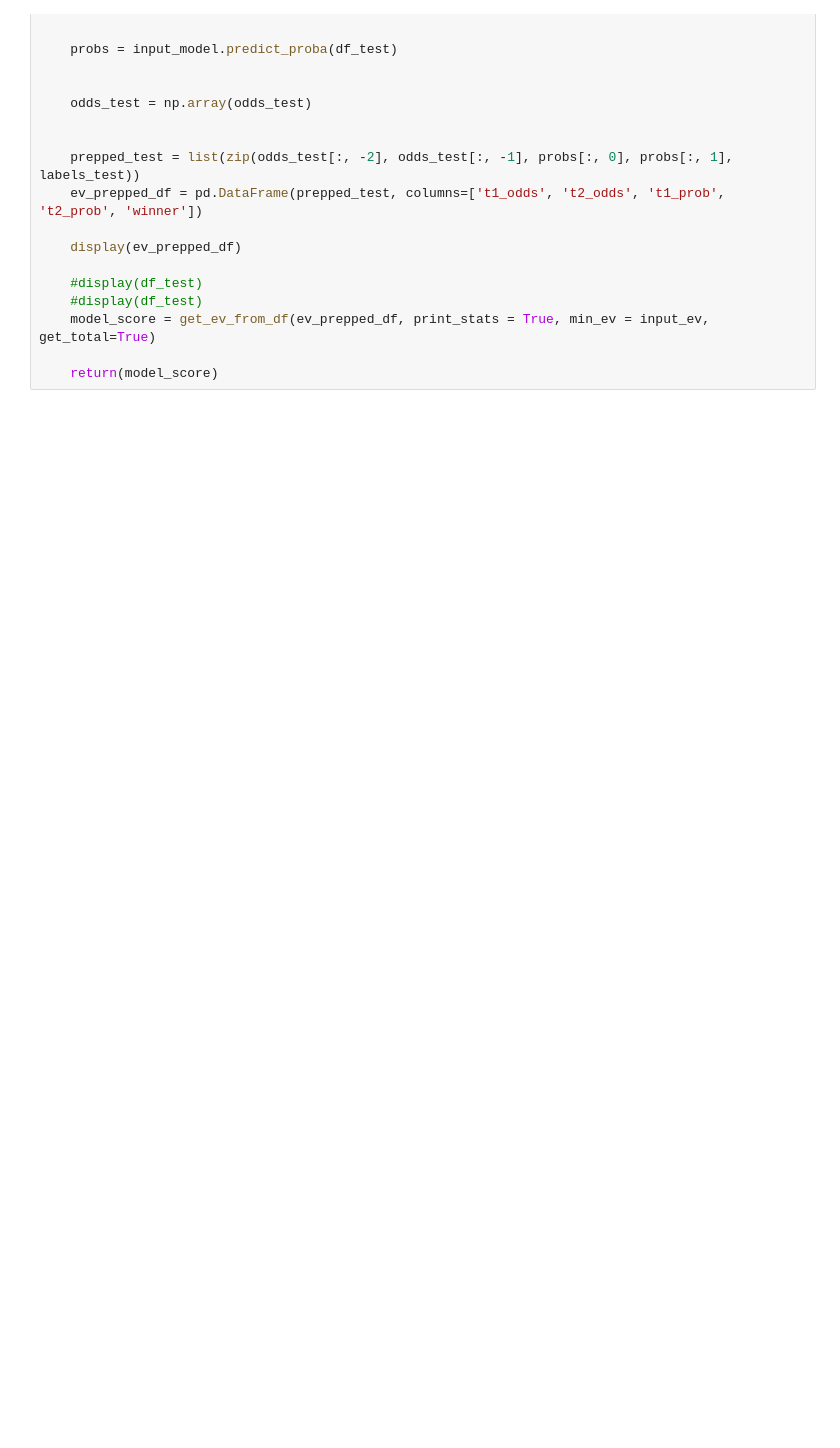
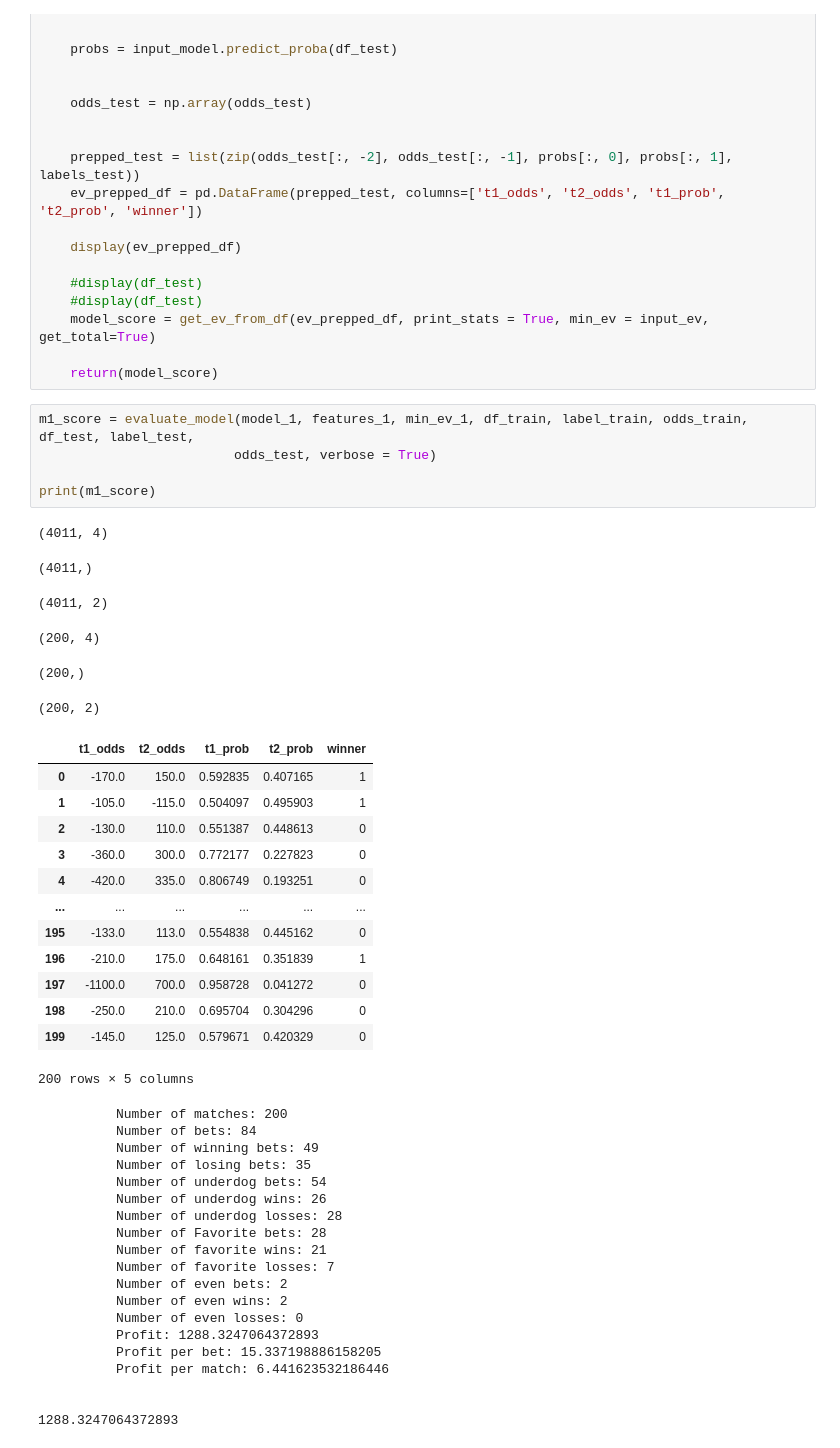
Before and after one commit to shortlikeafox/tiger-millionaire, a Jupyter notebook: automated_model_creation/TM-Evaluate-Models-Worksheet.ipynb, the cells around one changed output. Drawn from its saved outputs; the diff is of its cells as text; blank space fills up the shorter version.

```diff
--- a/automated_model_creation/TM-Evaluate-Models-Worksheet.ipynb
+++ b/automated_model_creation/TM-Evaluate-Models-Worksheet.ipynb
@@ -167,3 +167,47 @@ def evaluate_model(input_model, input_features, input_ev, train_df, train_labels
     model_score = get_ev_from_df(ev_prepped_df, print_stats = True, min_ev = input_ev, get_total=True)
 
     return(model_score)
+# %%
+m1_score = evaluate_model(model_1, features_1, min_ev_1, df_train, label_train, odds_train, df_test, label_test,
+                         odds_test, verbose = True)
+
+print(m1_score)
+# %% [output]
+(4011, 4)
+(4011,)
+(4011, 2)
+(200, 4)
+(200,)
+(200, 2)
+|  | t1_odds | t2_odds | t1_prob | t2_prob | winner |
+| 0 | -170.0 | 150.0 | 0.592835 | 0.407165 | 1 |
+| 1 | -105.0 | -115.0 | 0.504097 | 0.495903 | 1 |
+| 2 | -130.0 | 110.0 | 0.551387 | 0.448613 | 0 |
+| 3 | -360.0 | 300.0 | 0.772177 | 0.227823 | 0 |
+| 4 | -420.0 | 335.0 | 0.806749 | 0.193251 | 0 |
+| ... | ... | ... | ... | ... | ... |
+| 195 | -133.0 | 113.0 | 0.554838 | 0.445162 | 0 |
+| 196 | -210.0 | 175.0 | 0.648161 | 0.351839 | 1 |
+| 197 | -1100.0 | 700.0 | 0.958728 | 0.041272 | 0 |
+| 198 | -250.0 | 210.0 | 0.695704 | 0.304296 | 0 |
+| 199 | -145.0 | 125.0 | 0.579671 | 0.420329 | 0 |
+200 rows × 5 columns
+          Number of matches: 200
+          Number of bets: 84
+          Number of winning bets: 49
+          Number of losing bets: 35
+          Number of underdog bets: 54
+          Number of underdog wins: 26
+          Number of underdog losses: 28
+          Number of Favorite bets: 28
+          Number of favorite wins: 21
+          Number of favorite losses: 7
+          Number of even bets: 2
+          Number of even wins: 2
+          Number of even losses: 0
+          Profit: 1288.3247064372893
+          Profit per bet: 15.337198886158205
+          Profit per match: 6.441623532186446
+
+
+1288.3247064372893
```
Also changed, not shown: parts of 7 cells of this notebook, 32 other files.
